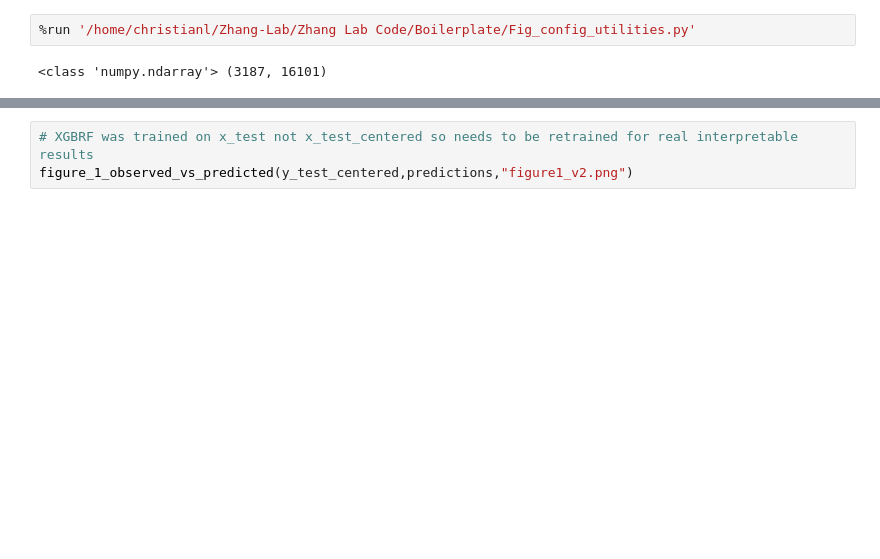
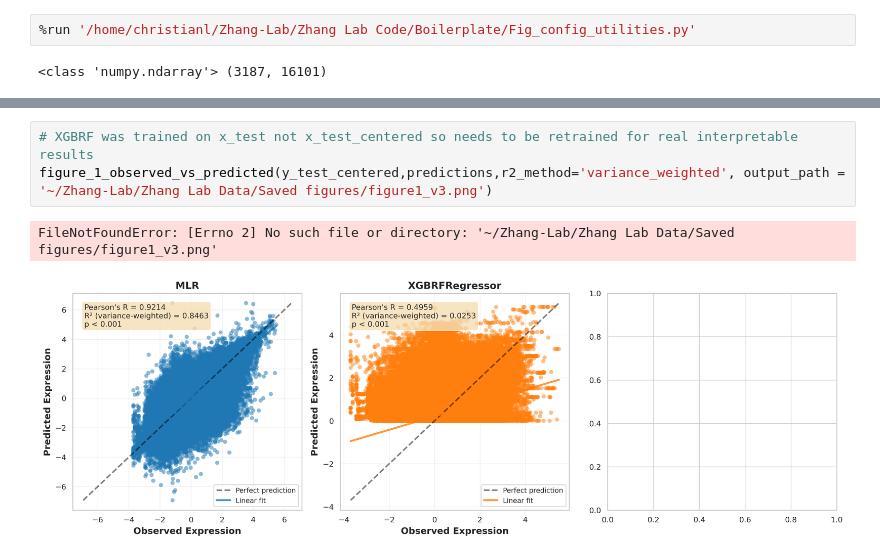
Before and after one commit to ChristianLangridge/LEMBAS-RNN-benchmark, a Jupyter notebook: Zhang Lab Code/Figures/Fig1.ipynb, the cells around one changed output, grey strips where cells are left out. Drawn from its saved outputs; the diff is of its cells as text; blank space fills up the shorter version.

```diff
--- a/Zhang Lab Code/Figures/Fig1.ipynb
+++ b/Zhang Lab Code/Figures/Fig1.ipynb
@@ -99,4 +638,7 @@ def figure_1_observed_vs_predicted(y_true, predictions_dict, output_path='~/Zhan
     return metrics_summary
 # %%
 # XGBRF was trained on x_test not x_test_centered so needs to be retrained for real interpretable results
-figure_1_observed_vs_predicted(y_test_centered,predictions,"figure1_v2.png")
+figure_1_observed_vs_predicted(y_test_centered,predictions,r2_method='variance_weighted', output_path = '~/Zhang-Lab/Zhang Lab Data/Saved figures/figure1_v3.png')
+# %% [output]
+FileNotFoundError: [Errno 2] No such file or directory: '~/Zhang-Lab/Zhang Lab Data/Saved figures/figure1_v3.png'
+[figure, added]
```
Also changed, not shown: parts of 3 cells of this notebook, 3 other files.
